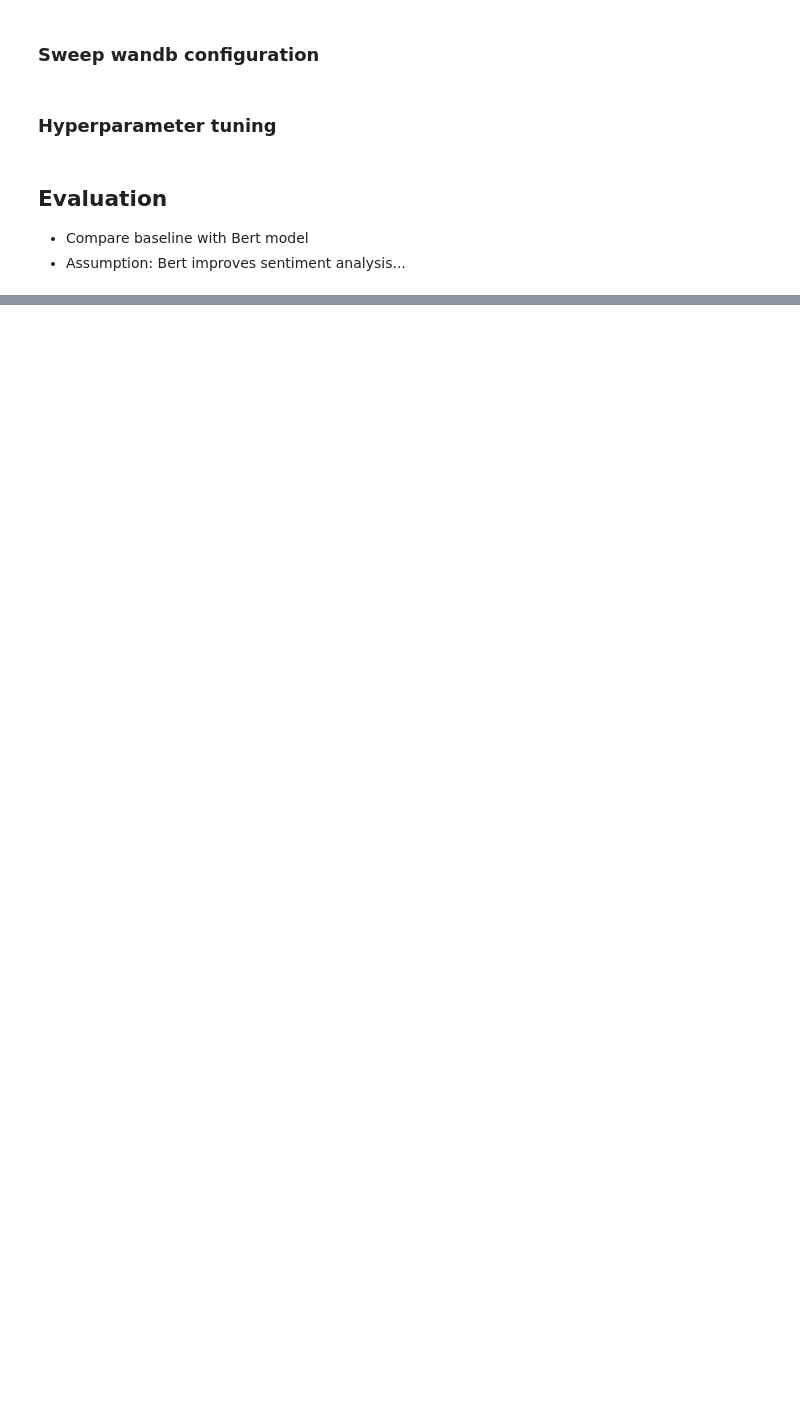
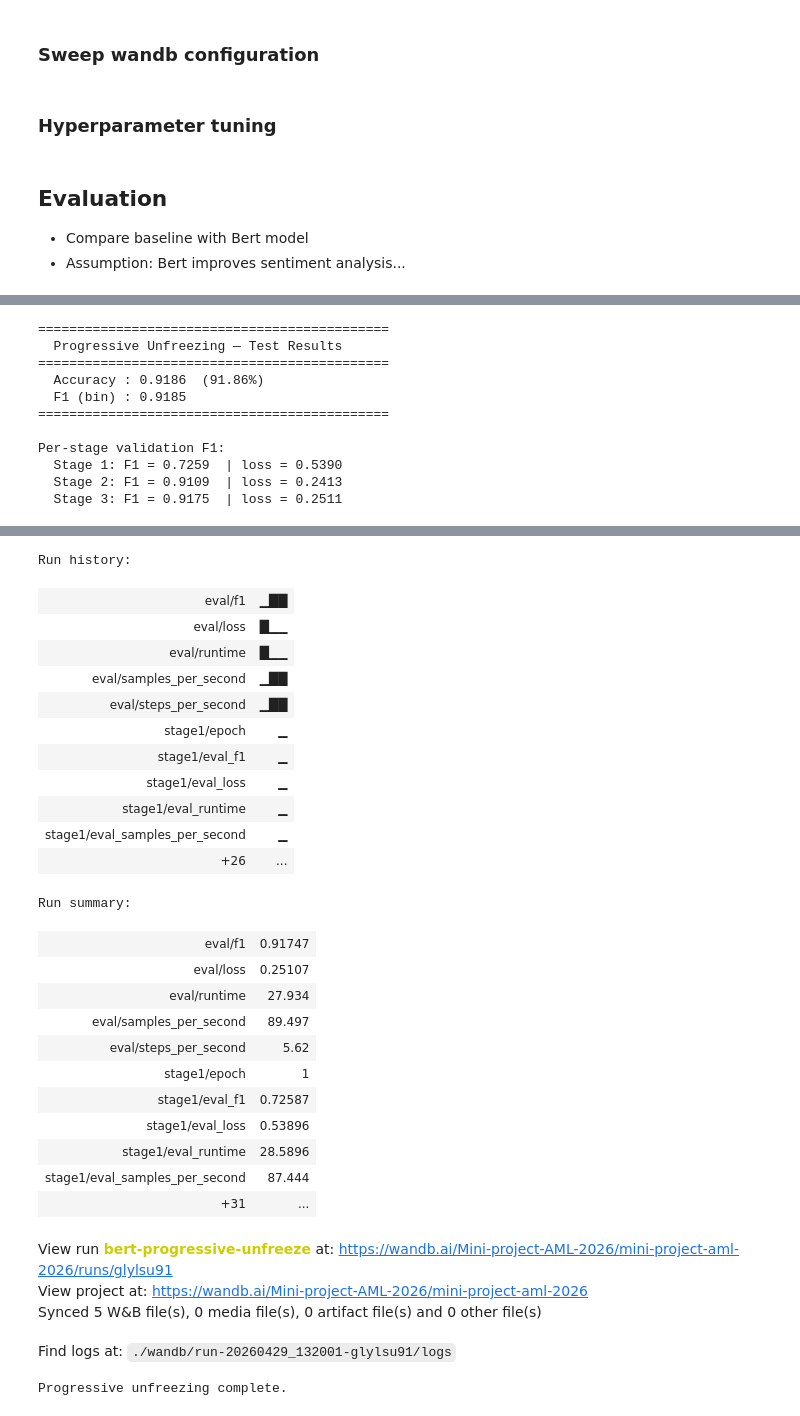
Before and after one commit to AstridArh/Mini-Project-AML-2026, a Jupyter notebook: main_astrid.ipynb, the cells around one changed output, grey strips where cells are left out. Saved outputs shown, nothing was run; the diff lists cells and outputs as text; code cells hidden in the pictures; blank space fills up the shorter version.

```diff
--- a/main_astrid.ipynb
+++ b/main_astrid.ipynb
@@ -515,0 +716,32 @@ wandb.agent(sweep_id, function=train, count=10)  # count --> max runs
+# %%
+from sklearn.metrics import accuracy_score, f1_score as sk_f1
+
+encoded_test = dataset['test'].map(
+    lambda x: tokenizer(x['text'], truncation=True, max_length=256),
+    batched=True,
+)
+
+# Run inference with the last trainer (model_pu is fully unfrozen, Stage 3 weights)
+test_output = trainer_s3.predict(encoded_test)
+test_preds  = test_output.predictions.argmax(axis=-1)
+test_labels = test_output.label_ids
+
+acc = accuracy_score(test_labels, test_preds)
+f1  = sk_f1(test_labels, test_preds, average="binary")
+
+print("=" * 45)
+print("  Progressive Unfreezing — Test Results")
+print("=" * 45)
+print(f"  Accuracy : {acc:.4f}  ({acc*100:.2f}%)")
+print(f"  F1 (bin) : {f1:.4f}")
+print("=" * 45)
+
+# Stage-by-stage summary (for val set)
+print("\nPer-stage validation F1:")
+for stage, m in enumerate([metrics_s1, metrics_s2, metrics_s3], start=1):
+    print(f"  Stage {stage}: F1 = {m.get('eval_f1', float('nan')):.4f}  "
+          f"| loss = {m.get('eval_loss', float('nan')):.4f}")
+
+wandb.finish()
+print("\nProgressive unfreezing complete.")
+# %% [output]
@@ -515,0 +749,11 @@ wandb.agent(sweep_id, function=train, count=10)  # count --> max runs
+=============================================
+  Progressive Unfreezing — Test Results
+=============================================
+  Accuracy : 0.9186  (91.86%)
+  F1 (bin) : 0.9185
+=============================================
+
+Per-stage validation F1:
+  Stage 1: F1 = 0.7259  | loss = 0.5390
+  Stage 2: F1 = 0.9109  | loss = 0.2413
+  Stage 3: F1 = 0.9175  | loss = 0.2511
@@ -515,0 +761,29 @@ wandb.agent(sweep_id, function=train, count=10)  # count --> max runs
+Run history:
+| eval/f1 | ▁██ |
+| eval/loss | █▁▁ |
+| eval/runtime | █▁▁ |
+| eval/samples_per_second | ▁██ |
+| eval/steps_per_second | ▁██ |
+| stage1/epoch | ▁ |
+| stage1/eval_f1 | ▁ |
+| stage1/eval_loss | ▁ |
+| stage1/eval_runtime | ▁ |
+| stage1/eval_samples_per_second | ▁ |
+| +26 | ... |
+Run summary:
+| eval/f1 | 0.91747 |
+| eval/loss | 0.25107 |
+| eval/runtime | 27.934 |
+| eval/samples_per_second | 89.497 |
+| eval/steps_per_second | 5.62 |
+| stage1/epoch | 1 |
+| stage1/eval_f1 | 0.72587 |
+| stage1/eval_loss | 0.53896 |
+| stage1/eval_runtime | 28.5896 |
+| stage1/eval_samples_per_second | 87.444 |
+| +31 | ... |
+View run bert-progressive-unfreeze at: https://wandb.ai/Mini-project-AML-2026/mini-project-aml-2026/runs/glylsu91
+View project at: https://wandb.ai/Mini-project-AML-2026/mini-project-aml-2026
+Synced 5 W&B file(s), 0 media file(s), 0 artifact file(s) and 0 other file(s)
+Find logs at: ./wandb/run-20260429_132001-glylsu91/logs
+Progressive unfreezing complete.
```
Also changed, not shown: parts of 16 cells of this notebook.
